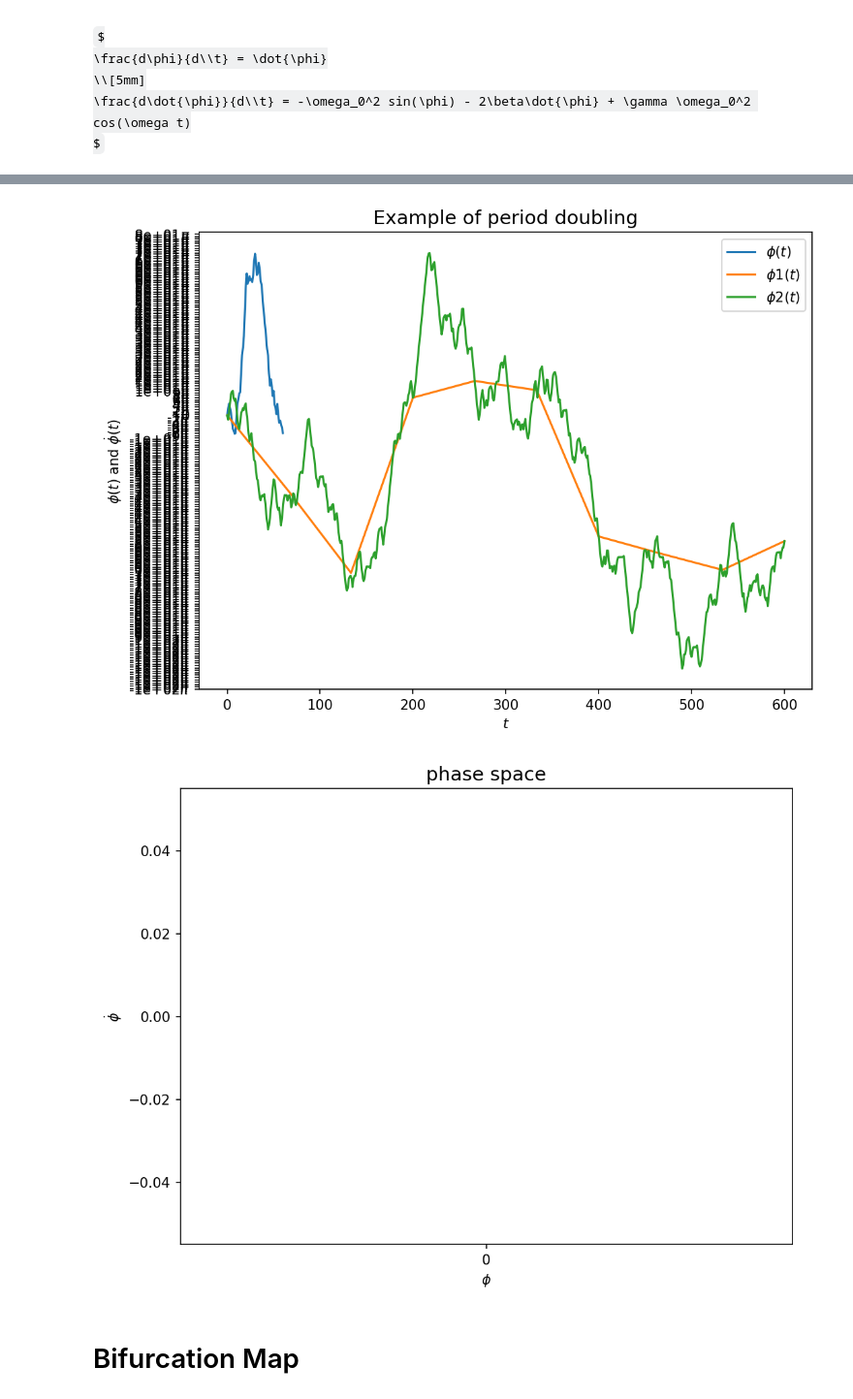
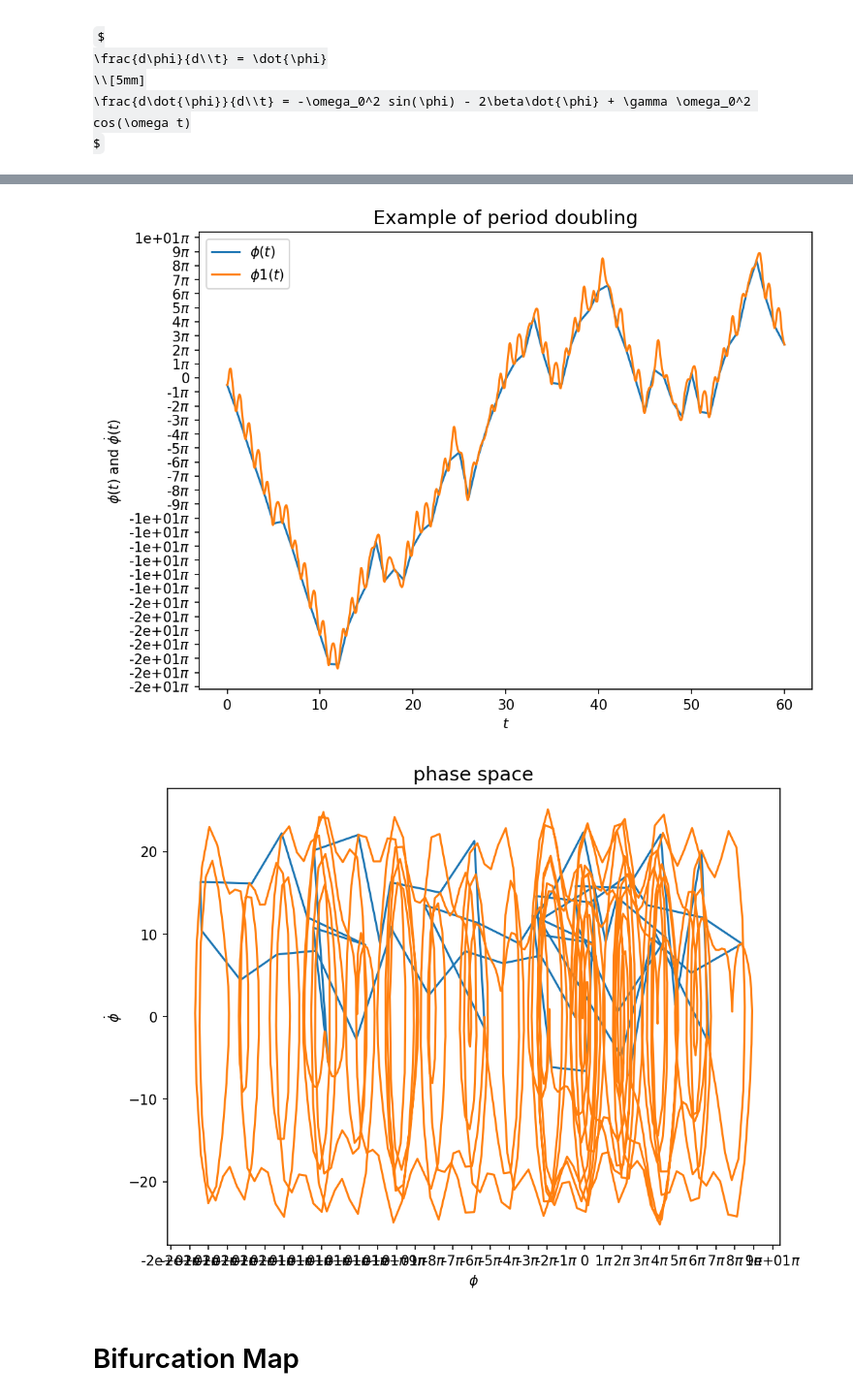
Before and after one commit to henpai91/DPP_Chaos, a Jupyter notebook: notebook.ipynb, the cells around one changed output, grey strips where cells are left out. Shown at 97% size. Saved outputs shown, nothing was run; the diff lists cells and outputs as text; code cells hidden in the pictures; some formulas as TeX source.

```diff
--- a/notebook.ipynb
+++ b/notebook.ipynb
@@ -42,40 +42,35 @@ phi_dot0 = 0    # Initial angular velocity
 state0 = np.array([phi0,phi_dot0])
 
 
-gamma = 1.5        # Driving amplitude
+gamma = 1.06        # Driving amplitude
 omega = 2*np.pi     # Driving frequency
 omega0 =  1.5*omega      # Natural frequency
 beta = omega0/8         # Damping parameter
 
 t_start = 0
 t_end = 60
+
 t_eval = np.linspace(t_start,t_end,61)
-
-t_start = 0
-t_end = 600
-t_eval1 = np.linspace(t_start,t_end,10)
-
-t_start = 0
-t_end = 600
+t_eval1 = np.linspace(t_start,t_end,1000)
 t_eval2 = np.linspace(t_start,t_end,601)
 # %%
 sol = integrate.solve_ivp(eom_dpp,t_span = (t_start,t_end), y0=state0,
-                          t_eval=t_eval,atol=1e-1, rtol=1e-1,args=(beta,gamma,omega0,omega))
+                          t_eval=t_eval,atol=1e-16, rtol=1e-16,args=(beta,gamma,omega0,omega))
 
 phi = sol.y[0]
 phi_dot = sol.y[1]
 t = sol.t
 
 sol = integrate.solve_ivp(eom_dpp,t_span = (t_start,t_end), y0=state0,
-                          t_eval=t_eval1,atol=1e-16, rtol=1e-14,args=(beta,gamma,omega0,omega))
+                          t_eval=t_eval1,atol=1e-16, rtol=1e-16,args=(beta,gamma,omega0,omega))
 
 phi1 = sol.y[0]
 phi_dot1 = sol.y[1]
 t1 = sol.t
 
-sol = integrate.solve_ivp(eom_dpp,t_span = (t_start,t_end), y0=state0,
-                          t_eval=t_eval2,atol=1e-16, rtol=1e-16,args=(beta,gamma,omega0,omega))
+# sol = integrate.solve_ivp(eom_dpp,t_span = (t_start,t_end), y0=state0,
+#                           t_eval=t_eval2,atol=1e-16, rtol=1e-16,args=(beta,gamma,omega0,omega))
 
-phi2 = sol.y[0]
-phi_dot2 = sol.y[1]
-t2 = sol.t
+# phi2 = sol.y[0]
+# phi_dot2 = sol.y[1]
+# t2 = sol.t
@@ -82,9 +96,12 @@ t2 = sol.t
 # %%
 f,ax = plt.subplots(figsize=(8,6),dpi=150)
 
-ax.plot(t_eval,phi, label='$\phi(t)$')
-ax.plot(t_eval1,phi1, label='$\phi1(t)$')
-ax.plot(t_eval2,phi2, label='$\phi2(t)$')
+tplot = 0
+
+
+ax.plot(t_eval[tplot:],phi[tplot:], label='$\phi(t)$')
+ax.plot(t_eval1[tplot:],phi1[tplot:], label='$\phi1(t)$')
+# ax.plot(t_eval2,phi2, label='$\phi2(t)$')
 
 
 ax.set_title("Example of period doubling",fontsize=14)
@@ -98,25 +115,27 @@ ax.yaxis.set_major_formatter(FuncFormatter(
 ))
 ax.yaxis.set_major_locator(MultipleLocator(base=np.pi))
 # %% [output]
-[figure, old version]
+[figure, new version]
 # %%
 f,ax = plt.subplots(figsize=(8,6),dpi=150)
 
 ax.set_xlabel("$\phi$")
 ax.set_ylabel("$\dot{\phi}$")
 ax.set_title("phase space",fontsize=14)
-tplot = 100
+tplot = 0
 
-phi_remainder = np.remainder(phi-1.1*np.pi,2*np.pi)
-ax.scatter(phi_remainder[tplot:],phi_dot[tplot:], s = .1);
+#phi_remainder = np.remainder(phi-1.1*np.pi,2*np.pi)
+ax.plot(phi[tplot:],phi_dot[tplot:]);
+ax.plot(phi1[tplot:], phi_dot1[tplot:])
+
 
 # For setting the y-axis in units of pi
 ax.xaxis.set_major_formatter(FuncFormatter(
    lambda val,pos: '{:.0g}$\pi$'.format(val/np.pi) if val !=0 else '0'
 ))
 ax.xaxis.set_major_locator(MultipleLocator(base=np.pi))
 # %% [output]
-[figure, old version]
+[figure, new version]
 # %% [markdown]
 # Bifurcation Map
 # %%
```
Also changed, not shown: parts of 1 cell of this notebook.
